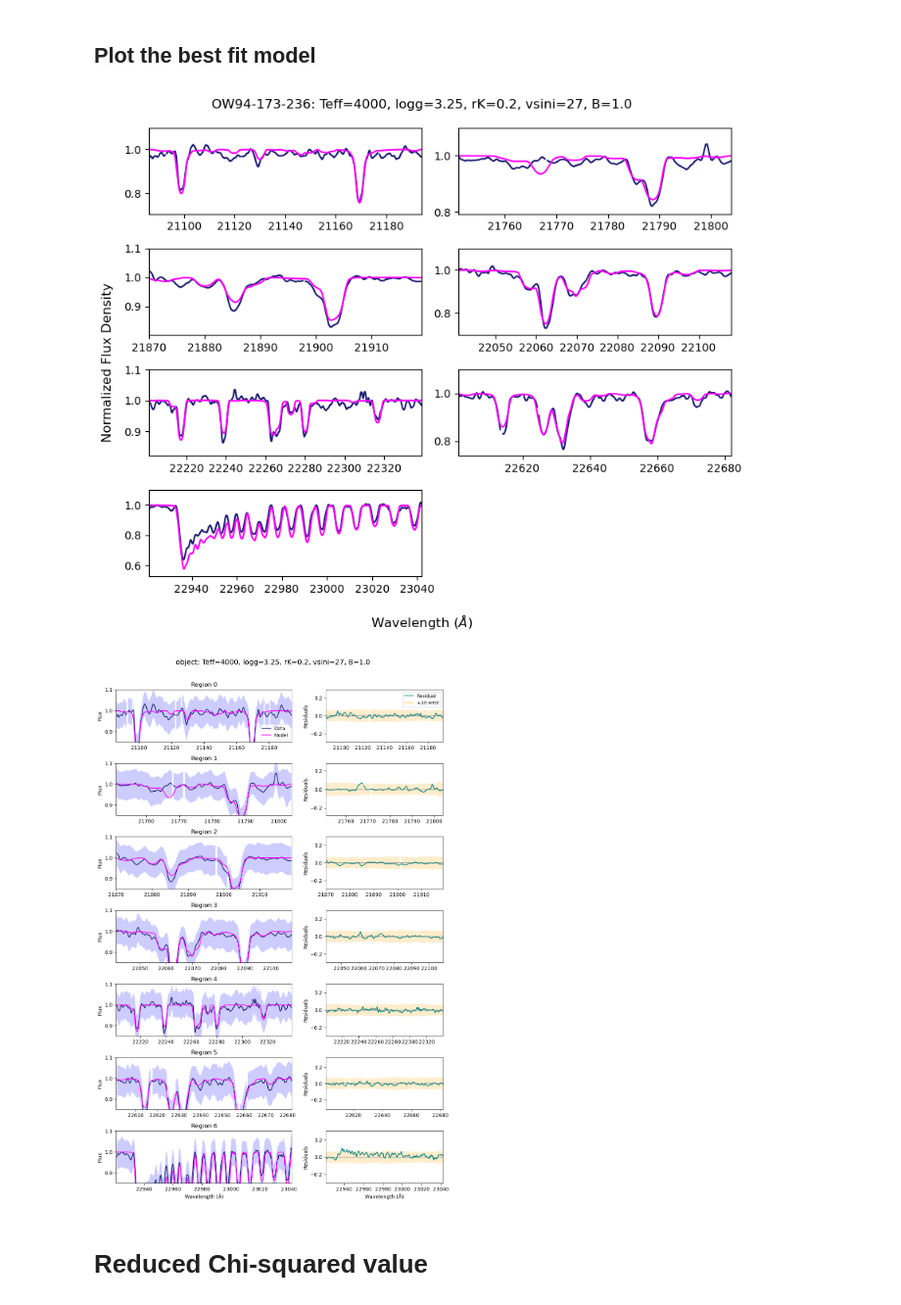
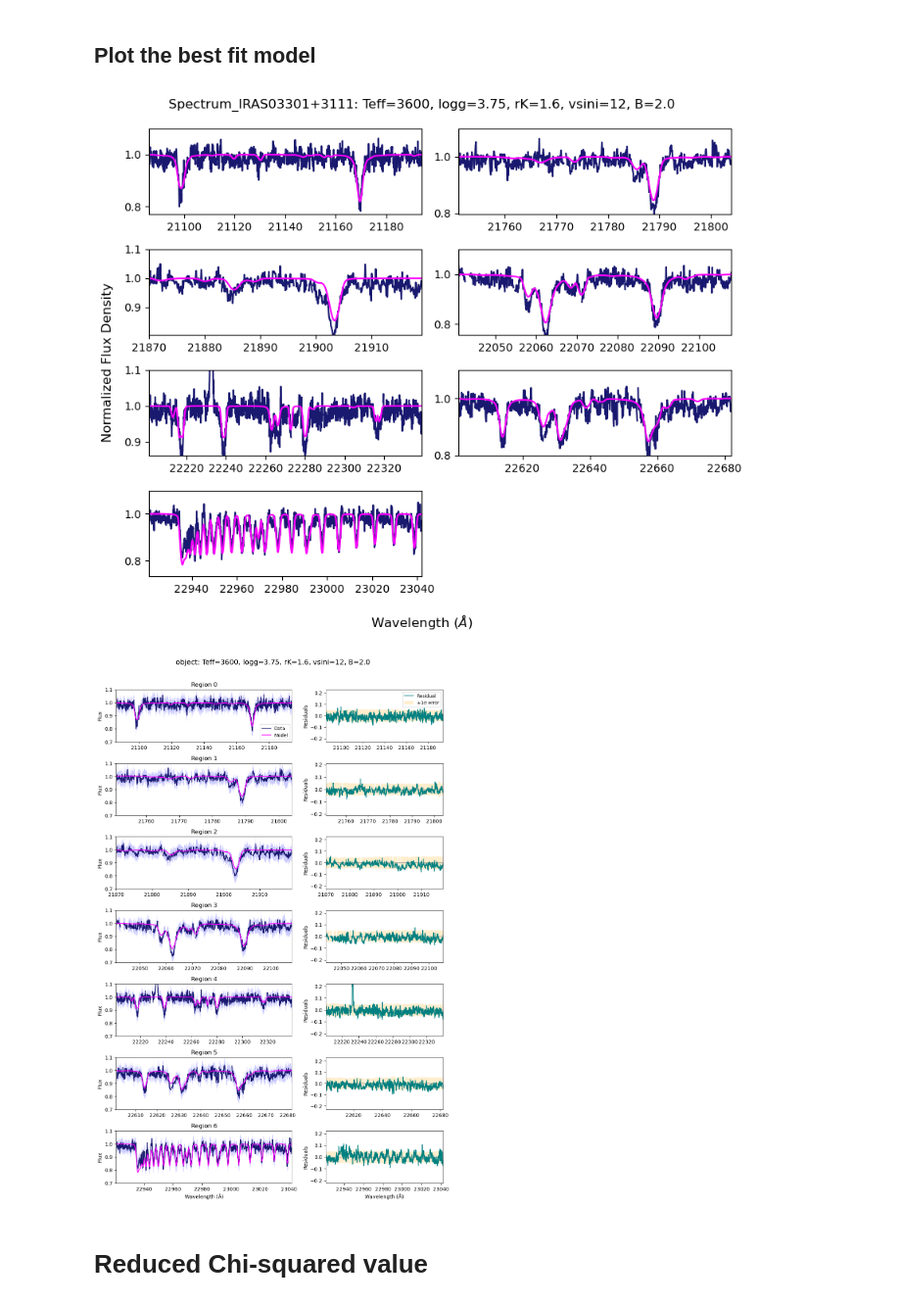
Before and after one commit to christianfloresg/ishell-spectral-fitting, a Jupyter notebook: fit_single_source.ipynb, the cells around one changed output. Shown at 98% size. Saved outputs shown, nothing was run; the diff lists cells and outputs as text; code cells hidden in the pictures.

```diff
--- a/fit_single_source.ipynb
+++ b/fit_single_source.ipynb
@@ -14,7 +16,7 @@ from fitting import *
 # %% [markdown]
 ## Import normalized spectrum
 # %%
-fname = "data/science/OW94-173-236.tellcor1.merged.smoothed21-2.nspec"
+fname = "data/science/Spectrum_IRAS03301+3111.nspec"
 
 # ProplydData is a simple class that stores the data and has some built-in methods
 # to help with data processing
@@ -22,10 +24,10 @@ obj = ProplydData(fname)
 
 # Let's nyquist sample the data. This assumes that we are using iSHELL 0.75'' slit width with is
 # over sampled by 6 pixels per resolution element. We are bring it down to 2 (Nyquist)
-obj.Nyquist_bin_spectrum(N = 3)
+# obj.Nyquist_bin_spectrum(N = 3)
 
-# obj.x *= 1  #e4  # convert x-axis to angstroms
-obj.x *= 1e4  # convert x-axis to angstroms
+obj.x *= 1  #e4  # convert x-axis to angstroms
+# obj.x *= 1e4  # convert x-axis to angstroms
 
 plt.figure()
 plt.plot(obj.x, obj.y)
@@ -49,8 +49,8 @@ The process for finding doppler shifts should probably be automated by doing som
 # Visually determine the doppler shift by plotting against a test model
 # and shifting the data to match the model
 
-guess_shift = -14  # shift in units of array indices
-renormalize_regions= np.array([1.01,1.01,1.0,1.0,1.0,1.0,1.0])
+guess_shift = -20  # shift in units of array indices
+renormalize_regions= np.array([1.01,1.015,1.02,1.01,1.01,1.01,1.01])
 
 
 obj_test = copy.deepcopy(obj)  # make a copy of the data while testing the doppler shift
@@ -66,7 +66,7 @@ test_teff=3400
 test_logg=3.25
 test_rK=1.0
 test_B=1.0
-test_vsini=22
+test_vsini=17
 
 
 for r, ax in enumerate(axs.reshape(-1)):
@@ -124,16 +124,16 @@ obj.rescale_yerr(2876.341**0.5)
 This cell computes the chi-squared value for every model across the grid. NOTE: The grid search scales as n^5 so it will take a long time if the grid is large!
 # %%
 # Define the range of values for the grid. The sampling is coarse in this example.
-Teff_vals = np.arange(3400, 4601, 200)
-logg_vals = np.arange(2.5, 4.00, 0.25)
-rK_vals = np.arange(0.0, 1.0, 0.1)
-vsini_vals = np.arange(2, 42, 5)
-B_vals = np.arange(0.0, 3.5, 0.5)
+Teff_vals = np.arange(3200, 4001, 200)
+logg_vals = np.arange(3.0, 4.00, 0.25)
+rK_vals = np.arange(1.0, 2.5, 0.1)
+vsini_vals = np.arange(7, 22, 5)
+B_vals = np.arange(0.5, 3.0, 0.5)
 
 # Which wavelength regions should we fit? The regions are defined in the object spectra.MoogStokesModel.region_xlims().
 # For example, setting regions = [0, 1, 2, 4, 5, 6] will skip region 3. This is useful if there are no lines in that
 # region for the data.
-regions = [0,1, 2, 3, 4, 5] #range(7)
+regions = [0, 1, 2, 3, 4, 5, 6] #range(7)
 
 filtered_shifts = shifts[regions]
 filtered_renormalized_regions=renormalize_regions[regions]
@@ -171,7 +172,7 @@ for r, ax in enumerate(axs.reshape(-1)):
     xlo, xhi = model.region_xlims(r)
     xdata, ydata, yerrdata = obj.get_range(xlo, xhi)  # get
 
-    ax.plot(xdata, ydata, c='midnightblue')
+    ax.plot(xdata, ydata*renormalize_regions[r], c='midnightblue')
     ax.plot(model.x, model.y, c='magenta')
 #     ax.set_ylim(0.85,1.1)
     ax.set_ylim(min(model.y)-0.05,1.1)
@@ -187,15 +188,15 @@ plt.tight_layout()
 fig.savefig(f"figures/model_plots/{obj.name}_Regions{regions}_Teff{model.Teff}_logg{model.logg}_rK{round(model.rK,2)}_vsini{model.vsini}_B{model.B}.png", dpi=98, facecolor="white")
 plt.show()
 # %% [output]
-[figure, old version]
+[figure, new version]
 # %%
 regions = [0, 1, 2, 3, 4, 5, 6]
 best_params = (Teff_best, logg_best, rK_best, vsini_best, B_best)
 plot_bestfit_and_residuals(data=obj, best_params=best_params,
                            renormalization=renormalize_regions,
-                           shifts=shifts, regions=regions, ylim=(0.85, 1.1))
+                           shifts=shifts, regions=regions, ylim=(0.7, 1.1))
 # %% [output]
-[figure, old version]
+[figure, new version]
 # %% [markdown]
 # Reduced Chi-squared value
 # %%
```
Also changed, not shown: parts of 12 cells of this notebook, 4 other files.
